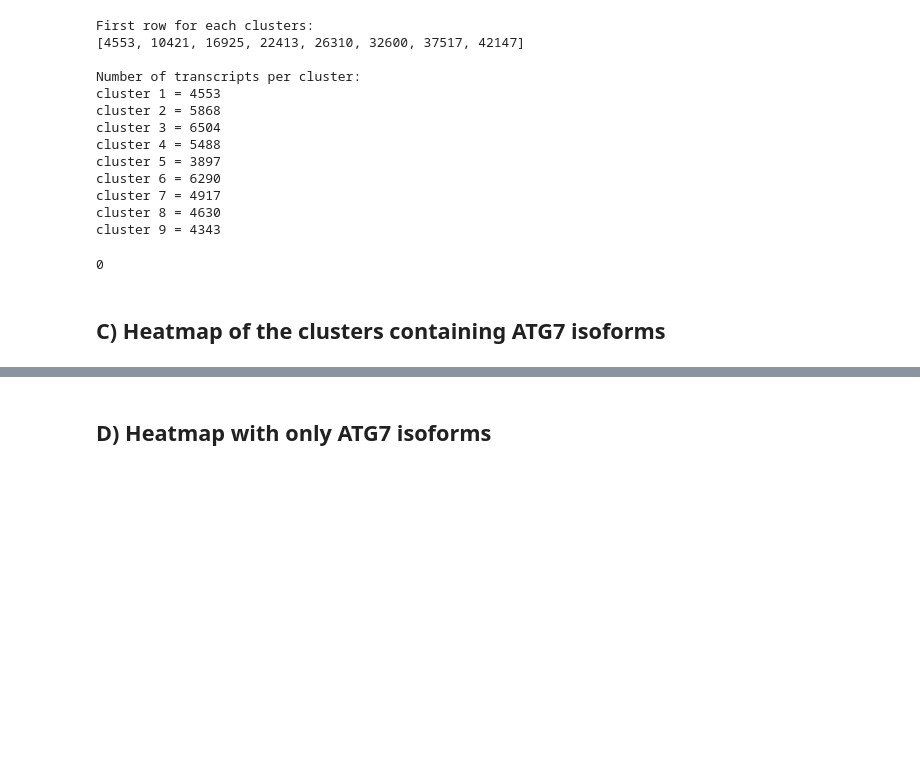
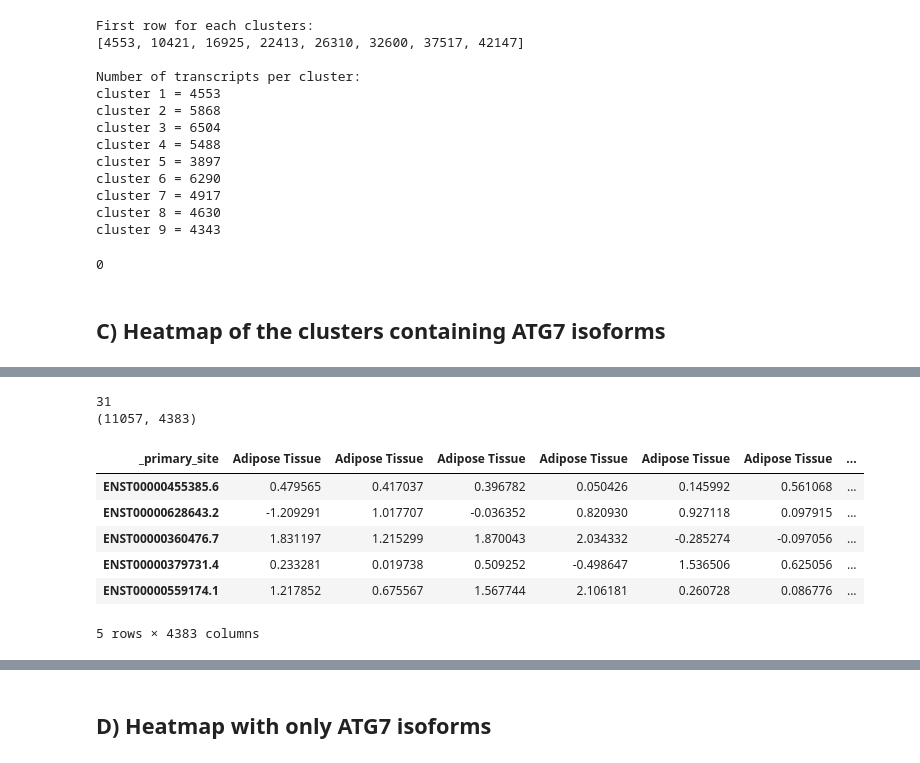
Before and after one commit to Keviosta/Article_short_isoform_ATG7_private, a Jupyter notebook: all_transcripts_expression_clusters/all_transcripts_expression_clusters_all.ipynb, the cells around one changed output, grey strips where cells are left out. Saved outputs shown, nothing was run; the diff lists cells and outputs as text; code cells hidden in the pictures; blank space fills up the shorter version.

```diff
--- a/all_transcripts_expression_clusters/all_transcripts_expression_clusters_all.ipynb
+++ b/all_transcripts_expression_clusters/all_transcripts_expression_clusters_all.ipynb
@@ -210,2 +264,28 @@ Wall time: 175 ms
+# %%
+#Drop the two first rows
+df_2_clusters.drop(df_2_clusters.index[0:2], inplace=True)
+
+#save the list of tissues
+list_tissues = set(df_2_clusters['_primary_site'])
+print(len(list_tissues))
+
+#put back the transcripts in index
+df_2_clusters = df_2_clusters.T
+df_2_clusters.columns = df_2_clusters.iloc[0]
+df_2_clusters.drop(df_2_clusters.index[0], inplace=True)
+
+df_2_clusters = df_2_clusters.astype(float)
+print(df_2_clusters.shape)
+df_2_clusters.head()
+# %% [output]
+31
+(11057, 4383)
+| _primary_site | Adipose Tissue | Adipose Tissue | Adipose Tissue | Adipose Tissue | Adipose Tissue | Adipose Tissue | ... |
+| ENST00000455385.6 | 0.479565 | 0.417037 | 0.396782 | 0.050426 | 0.145992 | 0.561068 | ... |
+| ENST00000628643.2 | -1.209291 | 1.017707 | -0.036352 | 0.820930 | 0.927118 | 0.097915 | ... |
+| ENST00000360476.7 | 1.831197 | 1.215299 | 1.870043 | 2.034332 | -0.285274 | -0.097056 | ... |
+| ENST00000379731.4 | 0.233281 | 0.019738 | 0.509252 | -0.498647 | 1.536506 | 0.625056 | ... |
+| ENST00000559174.1 | 1.217852 | 0.675567 | 1.567744 | 2.106181 | 0.260728 | 0.086776 | ... |
+5 rows × 4383 columns
 # %%
 %%time
```
Also changed, not shown: parts of 13 cells of this notebook, 1 other file.
